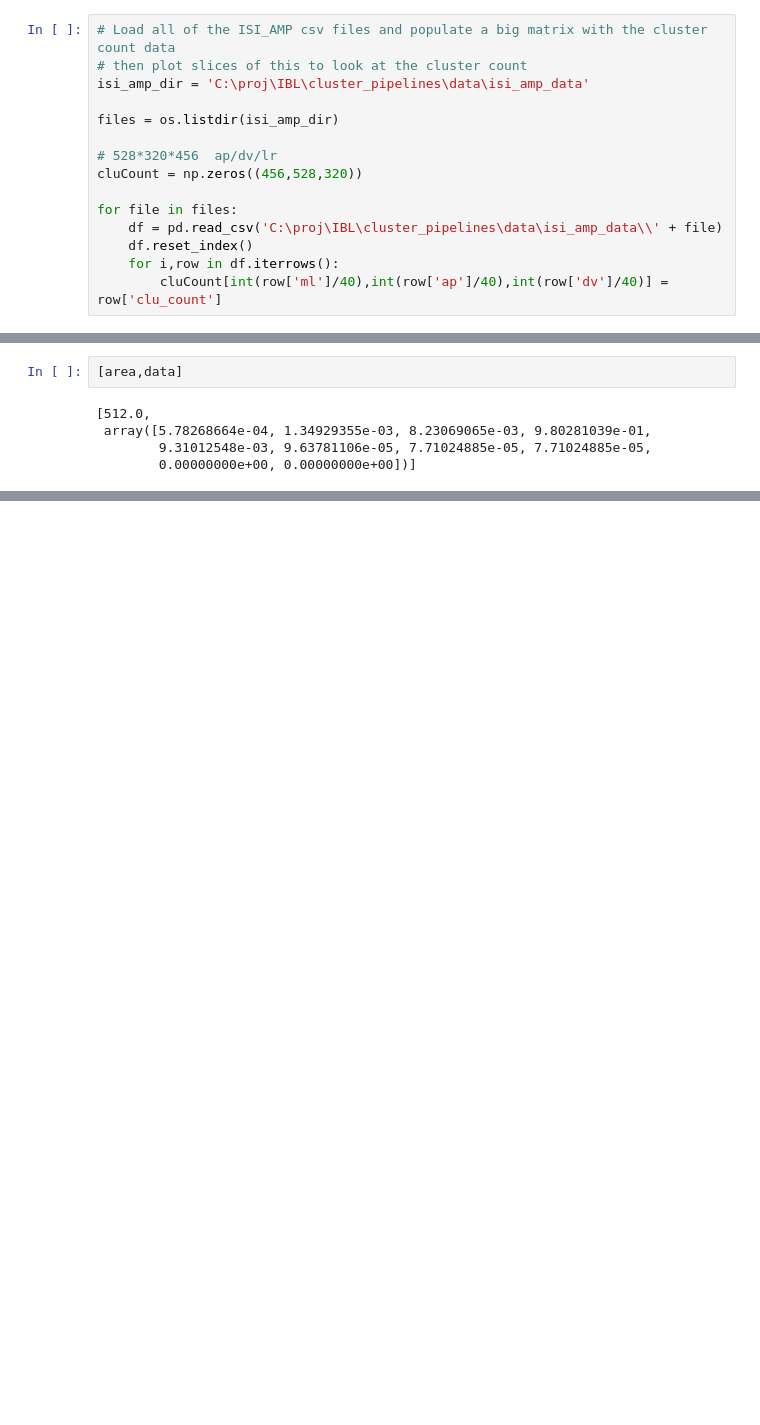
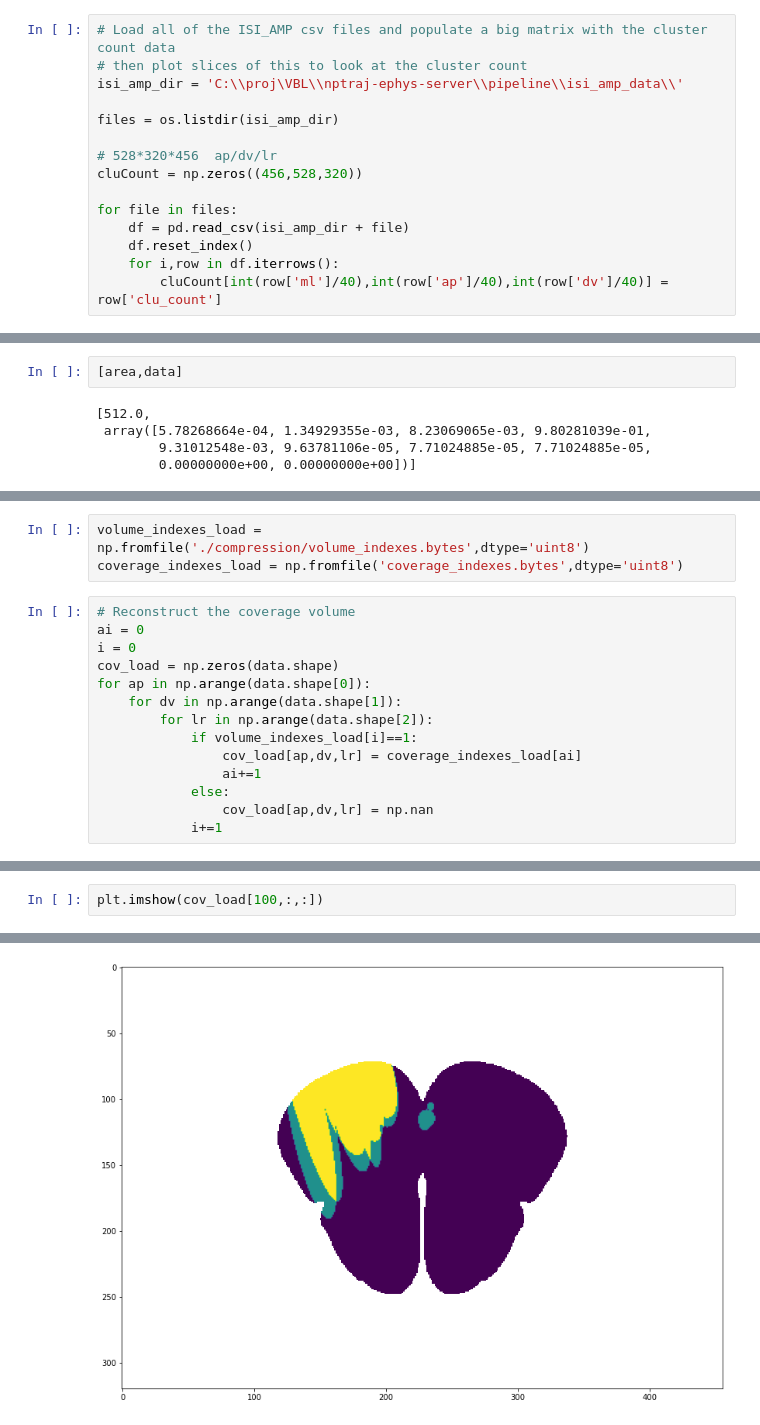
Before and after one commit to VirtualBrainLab/nptraj-ephys-server, a Jupyter notebook: pipeline/dan_testing_notebook.ipynb, the cells around one changed output, grey strips where cells are left out. Saved outputs shown, nothing was run; the diff lists cells and outputs as text; blank space fills up the shorter version.

Commit message:
Pushing updated compression pipeline for annotation dataset and coverage dataset

```diff
--- a/pipeline/dan_testing_notebook.ipynb
+++ b/pipeline/dan_testing_notebook.ipynb
@@ -45,7 +83,7 @@ import time
 # %%
 # Load all of the ISI_AMP csv files and populate a big matrix with the cluster count data
 # then plot slices of this to look at the cluster count
-isi_amp_dir = 'C:\proj\IBL\cluster_pipelines\data\isi_amp_data'
+isi_amp_dir = 'C:\\proj\VBL\\nptraj-ephys-server\\pipeline\\isi_amp_data\\'
 
 files = os.listdir(isi_amp_dir)
 
@@ -53,7 +91,7 @@ files = os.listdir(isi_amp_dir)
 cluCount = np.zeros((456,528,320))
 
 for file in files:
-    df = pd.read_csv('C:\proj\IBL\cluster_pipelines\data\isi_amp_data\\' + file)
+    df = pd.read_csv(isi_amp_dir + file)
     df.reset_index()
     for i,row in df.iterrows():
         cluCount[int(row['ml']/40),int(row['ap']/40),int(row['dv']/40)] = row['clu_count']
@@ -113,0 +211,17 @@ array([5.78268664e-04, 1.34929355e-03, 8.23069065e-03, 9.80281039e-01,
+# %%
+volume_indexes_load = np.fromfile('./compression/volume_indexes.bytes',dtype='uint8')
+coverage_indexes_load = np.fromfile('coverage_indexes.bytes',dtype='uint8')
+# %%
+# Reconstruct the coverage volume
+ai = 0
+i = 0
+cov_load = np.zeros(data.shape)
+for ap in np.arange(data.shape[0]):
+    for dv in np.arange(data.shape[1]):
+        for lr in np.arange(data.shape[2]):
+            if volume_indexes_load[i]==1:
+                cov_load[ap,dv,lr] = coverage_indexes_load[ai]
+                ai+=1
+            else:
+                cov_load[ap,dv,lr] = np.nan
+            i+=1
@@ -113,0 +232,3 @@ array([5.78268664e-04, 1.34929355e-03, 8.23069065e-03, 9.80281039e-01,
+# %%
+plt.imshow(cov_load[100,:,:])
+# %% [output]
@@ -113,0 +236 @@ array([5.78268664e-04, 1.34929355e-03, 8.23069065e-03, 9.80281039e-01,
+[figure, added]
```
Also changed, not shown: parts of 16 cells of this notebook, 4 other files.
